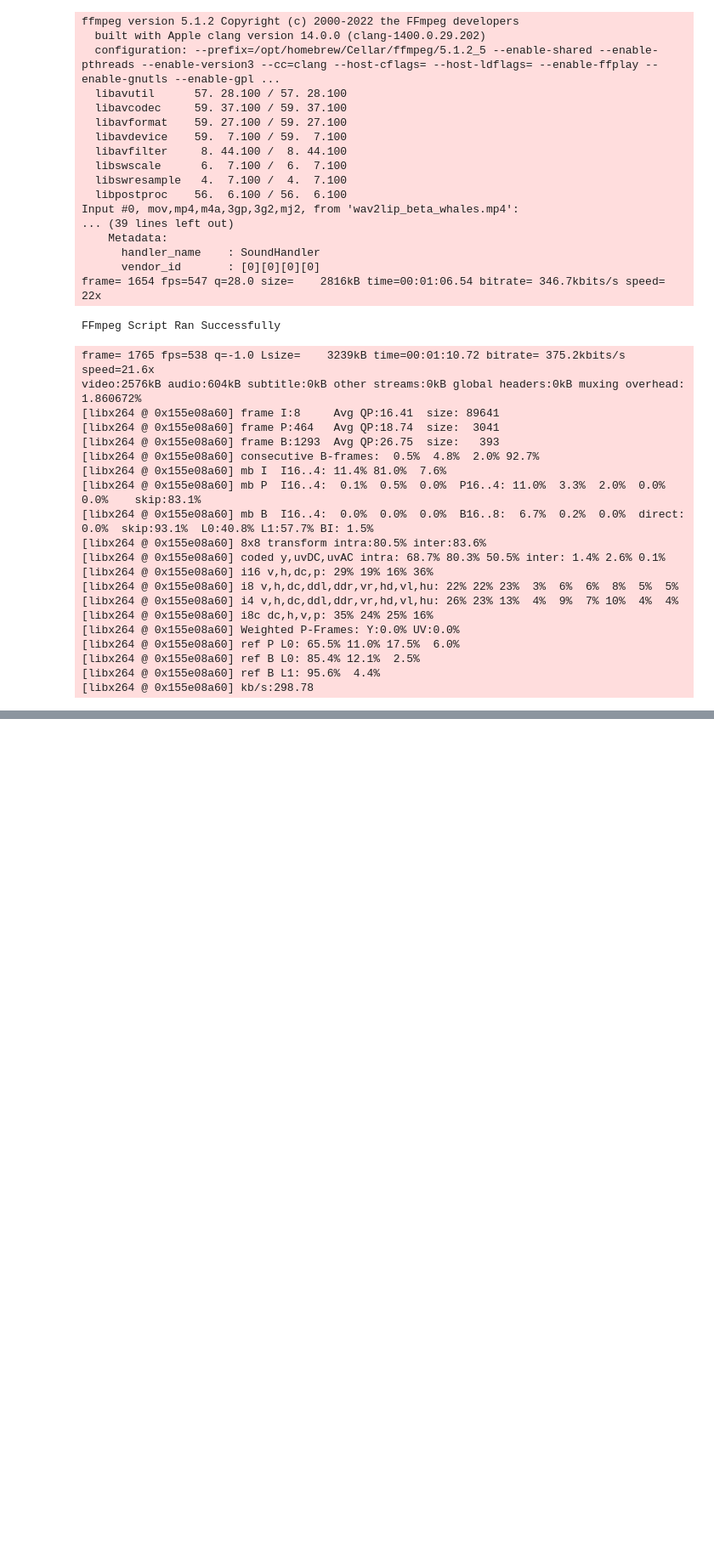
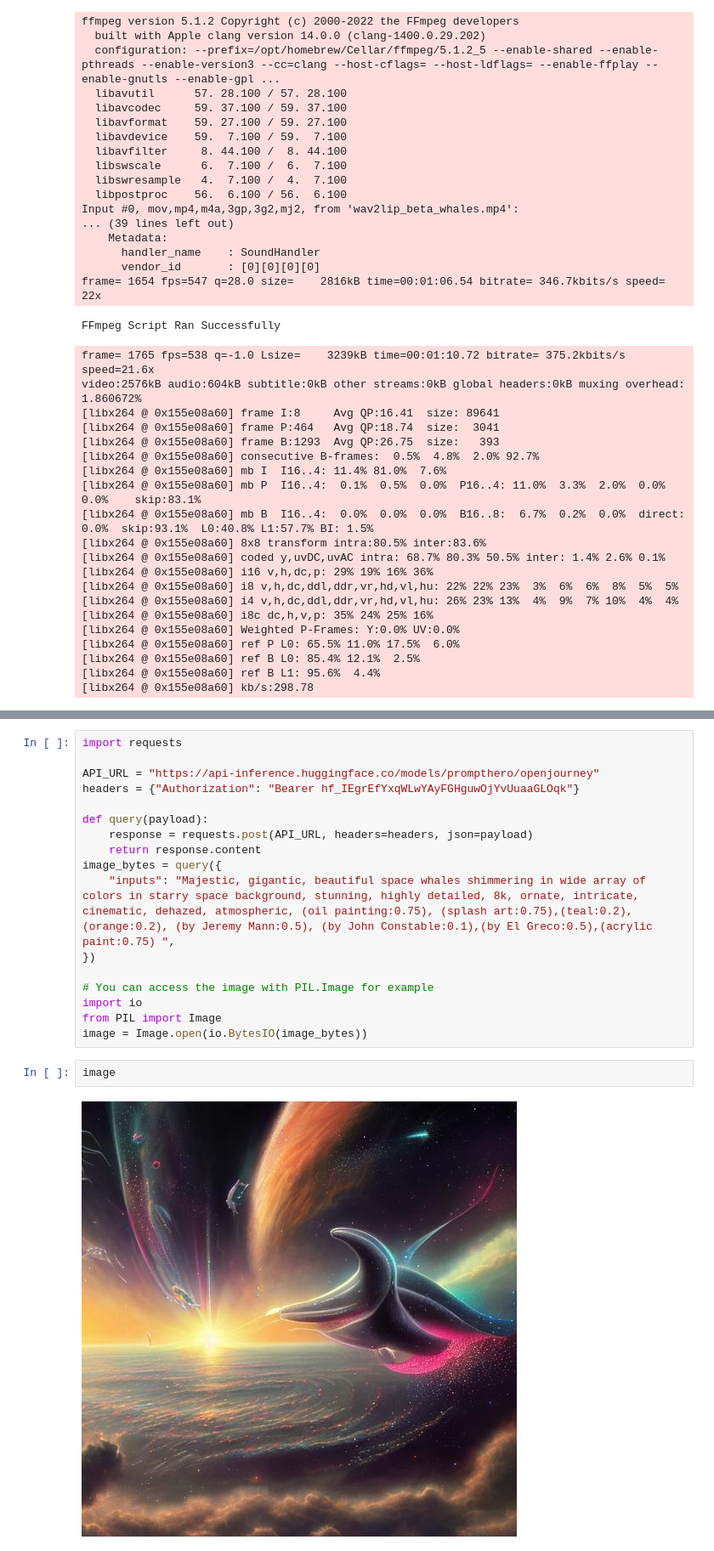
Before and after one commit to jsfuentes/infinitenews, a Jupyter notebook: SegmentMaker/ai_prompts.ipynb, the cells around one changed output, grey strips where cells are left out. Shown at 85% size. Saved outputs shown, nothing was run; the diff lists cells and outputs as text; blank space fills up the shorter version.

Commit message:
Add images to video

```diff
--- a/SegmentMaker/ai_prompts.ipynb
+++ b/SegmentMaker/ai_prompts.ipynb
@@ -404,0 +490,21 @@ video:2576kB audio:604kB subtitle:0kB other streams:0kB global headers:0kB muxin
+# %%
+import requests
+
+API_URL = "https://api-inference.huggingface.co/models/prompthero/openjourney"
+headers = {"Authorization": "Bearer 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"}
+
+def query(payload):
+	response = requests.post(API_URL, headers=headers, json=payload)
+	return response.content
+image_bytes = query({
+	"inputs": "Majestic, gigantic, beautiful space whales shimmering in wide array of colors in starry space background, stunning, highly detailed, 8k, ornate, intricate, cinematic, dehazed, atmospheric, (oil painting:0.75), (splash art:0.75),(teal:0.2),(orange:0.2), (by Jeremy Mann:0.5), (by John Constable:0.1),(by El Greco:0.5),(acrylic paint:0.75) ",
+})
+
+# You can access the image with PIL.Image for example
+import io
+from PIL import Image
+image = Image.open(io.BytesIO(image_bytes))
+# %%
+image
+# %% [output]
+[figure, added]
```
Also changed, not shown: parts of 15 cells of this notebook, 6 other files.
